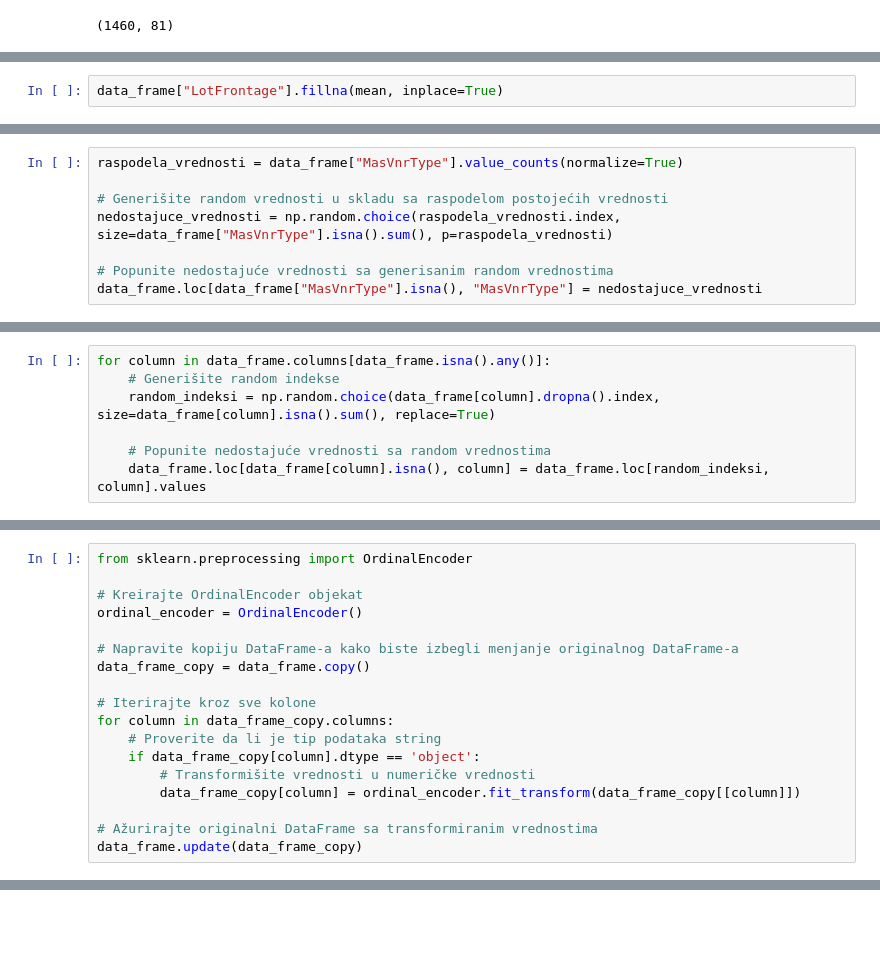
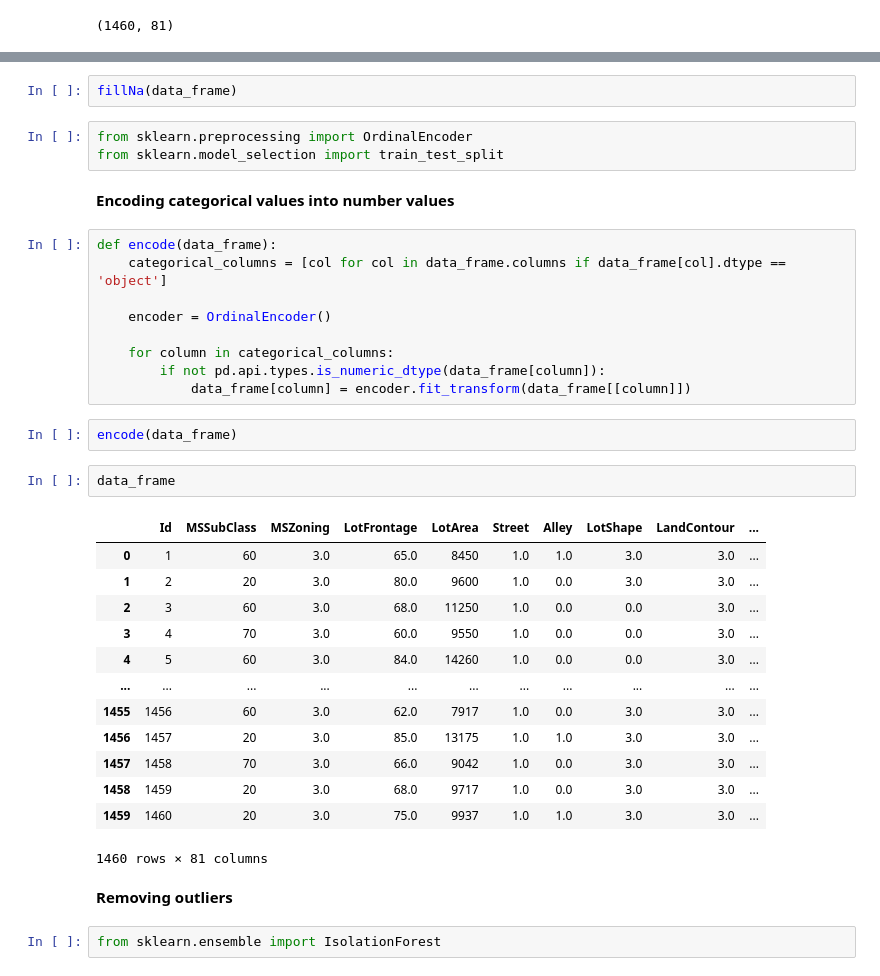
Before and after one commit to kristijanpetronijevic/kaggle_house_prices, a Jupyter notebook: train.ipynb, the cells around one changed output, grey strips where cells are left out. Drawn from its saved outputs; the diff is of its cells as text; blank space fills up the shorter version.

```diff
--- a/train.ipynb
+++ b/train.ipynb
@@ -94,2 +33,0 @@ data_frame["LotFrontage"] = np.where(data_frame["LotFrontage"] > mean + threshol
-# %%
-data_frame["LotFrontage"].fillna(mean, inplace=True)
@@ -146,8 +33,0 @@ data_frame["MasVnrType"].hist()
-# %%
-raspodela_vrednosti = data_frame["MasVnrType"].value_counts(normalize=True)
-
-# Generišite random vrednosti u skladu sa raspodelom postojećih vrednosti
-nedostajuce_vrednosti = np.random.choice(raspodela_vrednosti.index, size=data_frame["MasVnrType"].isna().sum(), p=raspodela_vrednosti)
-
-# Popunite nedostajuće vrednosti sa generisanim random vrednostima
-data_frame.loc[data_frame["MasVnrType"].isna(), "MasVnrType"] = nedostajuce_vrednosti
@@ -159,7 +33,0 @@ data_frame["MasVnrType"].hist()
-# %%
-for column in data_frame.columns[data_frame.isna().any()]:
-    # Generišite random indekse
-    random_indeksi = np.random.choice(data_frame[column].dropna().index, size=data_frame[column].isna().sum(), replace=True)
-
-    # Popunite nedostajuće vrednosti sa random vrednostima
-    data_frame.loc[data_frame[column].isna(), column] = data_frame.loc[random_indeksi, column].values
@@ -187,18 +33,0 @@ Name: PoolArea, dtype: int64
-# %%
-from sklearn.preprocessing import OrdinalEncoder
-
-# Kreirajte OrdinalEncoder objekat
-ordinal_encoder = OrdinalEncoder()
-
-# Napravite kopiju DataFrame-a kako biste izbegli menjanje originalnog DataFrame-a
-data_frame_copy = data_frame.copy()
-
-# Iterirajte kroz sve kolone
-for column in data_frame_copy.columns:
-    # Proverite da li je tip podataka string
-    if data_frame_copy[column].dtype == 'object':
-        # Transformišite vrednosti u numeričke vrednosti
-        data_frame_copy[column] = ordinal_encoder.fit_transform(data_frame_copy[[column]])
-
-# Ažurirajte originalni DataFrame sa transformiranim vrednostima
-data_frame.update(data_frame_copy)
@@ -388,0 +47,38 @@ real_set
+# %%
+fillNa(data_frame)
+# %%
+from sklearn.preprocessing import OrdinalEncoder
+from sklearn.model_selection import train_test_split
+# %% [markdown]
+**Encoding categorical values into number values**
+# %%
+def encode(data_frame):
+    categorical_columns = [col for col in data_frame.columns if data_frame[col].dtype == 'object']
+
+    encoder = OrdinalEncoder()
+
+    for column in categorical_columns:
+        if not pd.api.types.is_numeric_dtype(data_frame[column]):
+            data_frame[column] = encoder.fit_transform(data_frame[[column]])
+# %%
+encode(data_frame)
+# %%
+data_frame
+# %% [output]
+|  | Id | MSSubClass | MSZoning | LotFrontage | LotArea | Street | Alley | LotShape | LandContour | ... |
+| 0 | 1 | 60 | 3.0 | 65.0 | 8450 | 1.0 | 1.0 | 3.0 | 3.0 | ... |
+| 1 | 2 | 20 | 3.0 | 80.0 | 9600 | 1.0 | 0.0 | 3.0 | 3.0 | ... |
+| 2 | 3 | 60 | 3.0 | 68.0 | 11250 | 1.0 | 0.0 | 0.0 | 3.0 | ... |
+| 3 | 4 | 70 | 3.0 | 60.0 | 9550 | 1.0 | 0.0 | 0.0 | 3.0 | ... |
+| 4 | 5 | 60 | 3.0 | 84.0 | 14260 | 1.0 | 0.0 | 0.0 | 3.0 | ... |
+| ... | ... | ... | ... | ... | ... | ... | ... | ... | ... | ... |
+| 1455 | 1456 | 60 | 3.0 | 62.0 | 7917 | 1.0 | 0.0 | 3.0 | 3.0 | ... |
+| 1456 | 1457 | 20 | 3.0 | 85.0 | 13175 | 1.0 | 1.0 | 3.0 | 3.0 | ... |
+| 1457 | 1458 | 70 | 3.0 | 66.0 | 9042 | 1.0 | 0.0 | 3.0 | 3.0 | ... |
+| 1458 | 1459 | 20 | 3.0 | 68.0 | 9717 | 1.0 | 0.0 | 3.0 | 3.0 | ... |
+| 1459 | 1460 | 20 | 3.0 | 75.0 | 9937 | 1.0 | 1.0 | 3.0 | 3.0 | ... |
+1460 rows × 81 columns
+# %% [markdown]
+**Removing outliers**
+# %%
+from sklearn.ensemble import IsolationForest
```
Also changed, not shown: parts of 58 cells of this notebook.
